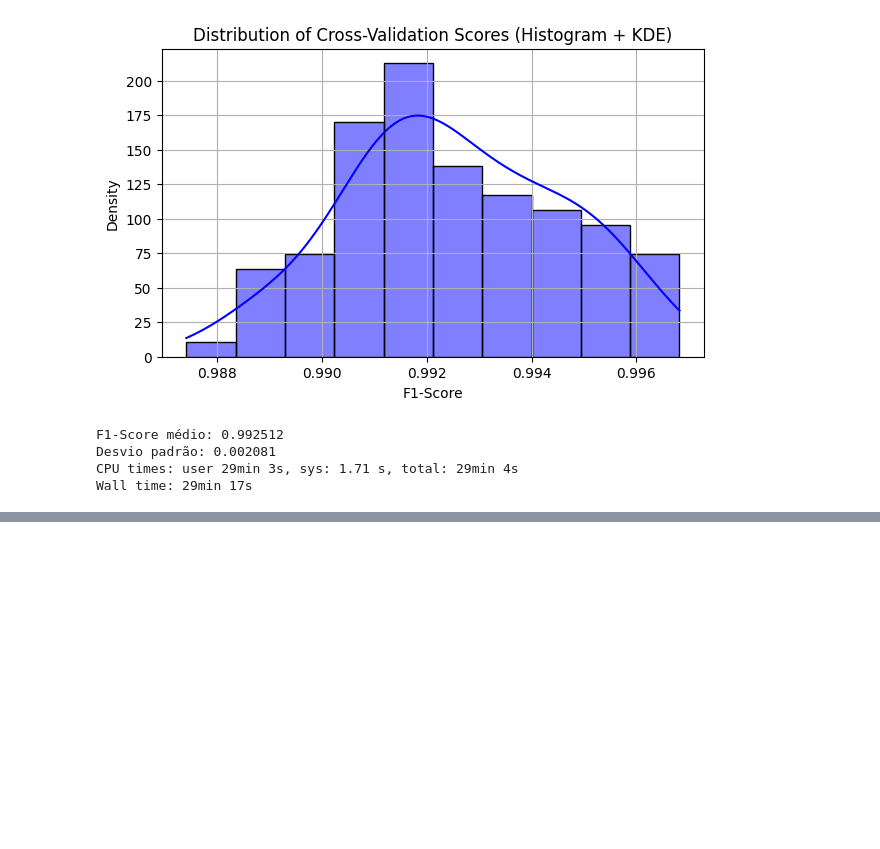
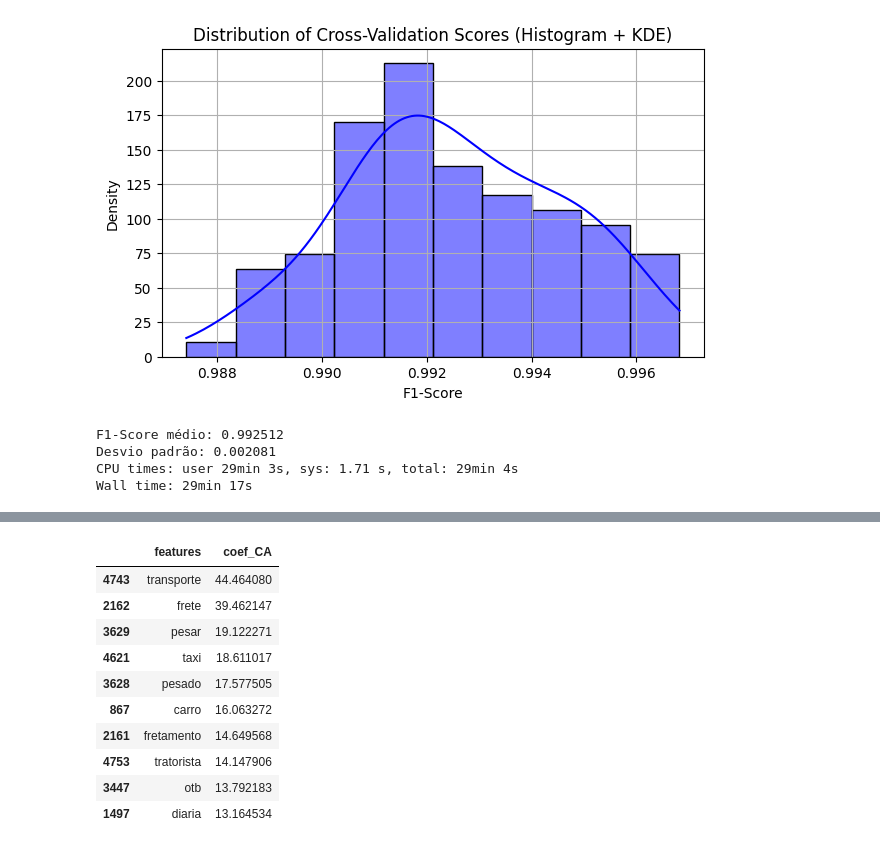
Before and after one commit to dcladeira/Bootcamp-Enap-ML---Classificador-de-Lan-amentos-Cont-beis, a Jupyter notebook: classificacao de lancamento vf 03 regressao logistica.ipynb, the cells around one changed output, grey strips where cells are left out. Drawn from its saved outputs; the diff is of its cells as text; code cells hidden in the pictures; blank space fills up the shorter version.

```diff
--- a/classificacao de lancamento vf 03 regressao logistica.ipynb
+++ b/classificacao de lancamento vf 03 regressao logistica.ipynb
@@ -448,0 +429,11 @@ Wall time: 29min 17s
+# %%
+# Monta Google Drive
+from google.colab import drive
+drive.mount('/content/drive')
+
+# Carrega as bibliotecas
+import joblib
+import pandas as pd
+
+# Carrega o modelo de Regressão Logística com os melhores hiperparâmetros
+reglog = joblib.load('/content/drive/My Drive/projeto classificacao de lancamento/modelos/reglog_best_model.pkl')
@@ -448,0 +442,18 @@ Wall time: 29min 17s
+# %%
+# Mostra as classes do modelo
+print('Classes:', reglog.classes_)
+
+# Recupera as etapas individuais do pipeline
+classifier = reglog.named_steps['classifier']
+tfidf = reglog.named_steps['tfidf']
+
+# Recupera os coeficientes de cada classe
+coef_CA = classifier.coef_[0]
+coef_CI = classifier.coef_[1]
+coef_NO = classifier.coef_[2]
+coef_SE = classifier.coef_[3]
+
+# Monta dataframe com o vocabulário da transformação TF-IDF
+df_vocabulary = pd.DataFrame(tfidf.vocabulary_.keys(), index=tfidf.vocabulary_.values(), columns=['features'])
+df_vocabulary.sort_index(inplace=True)
+df_vocabulary.head()
@@ -448,0 +468,17 @@ Wall time: 29min 17s
+# %%
+# Mostra as 10 palavras mais importantes para a classe CA (condutor autônomo).
+df_CA = df_vocabulary.copy()
+df_CA['coef_CA'] = coef_CA
+df_CA.sort_values(by='coef_CA', ascending=False).head(10)
+# %% [output]
+|  | features | coef_CA |
+| 4743 | transporte | 44.464080 |
+| 2162 | frete | 39.462147 |
+| 3629 | pesar | 19.122271 |
+| 4621 | taxi | 18.611017 |
+| 3628 | pesado | 17.577505 |
+| 867 | carro | 16.063272 |
+| 2161 | fretamento | 14.649568 |
+| 4753 | tratorista | 14.147906 |
+| 3447 | otb | 13.792183 |
+| 1497 | diaria | 13.164534 |
```
Also changed, not shown: parts of 20 cells of this notebook, 2 other files.
